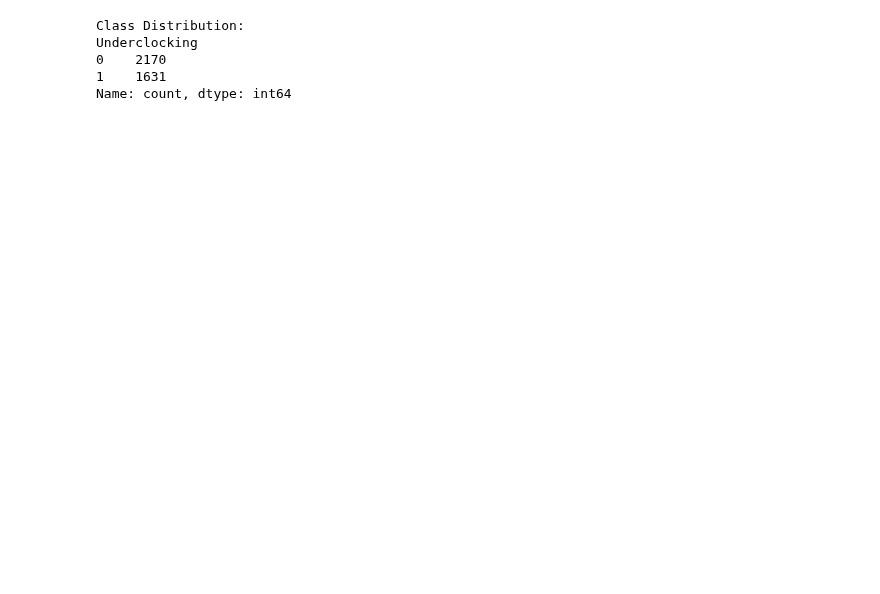
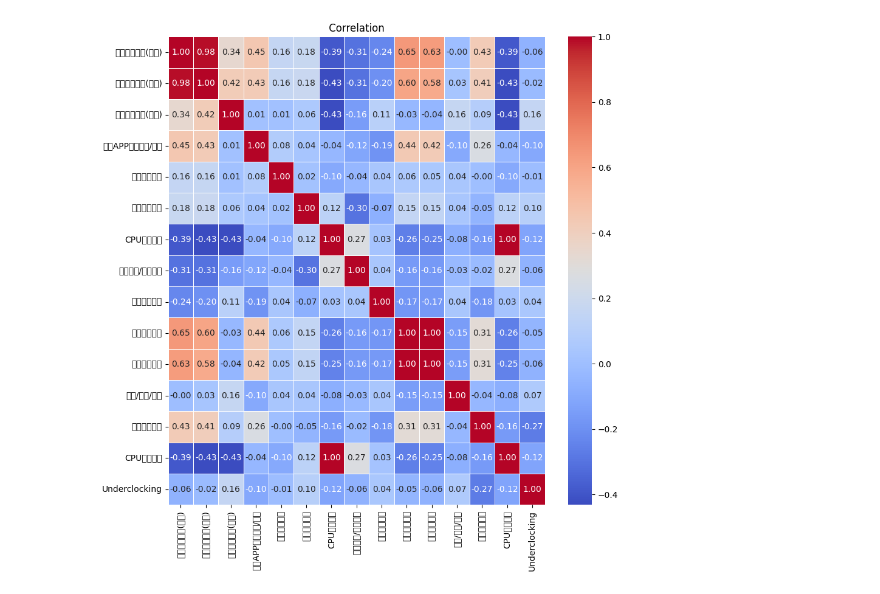
Before and after one commit to jeremy4111/ai, a Jupyter notebook: randomforest_ej.ipynb, the cells around one changed output. Drawn from its saved outputs; the diff is of its cells as text; code cells hidden in the pictures; blank space fills up the shorter version.

```diff
--- a/randomforest_ej.ipynb
+++ b/randomforest_ej.ipynb
@@ -113,10 +79,0 @@ def  outlier_del(data_frame,name_list_outlier,n1=5,n2=5):
-# %%
-class_distribution = data_train['Underclocking'].value_counts() #指定data中的label欄位，進行各類別數量的統計
-print("Class Distribution:")
-print(class_distribution)
-# %% [output]
-Class Distribution:
-Underclocking
-0    2170
-1    1631
-Name: count, dtype: int64
@@ -126,0 +80,14 @@ y_data = data_train['Underclocking']
+# %%
+import seaborn as sns
+import matplotlib.pyplot as plt
+
+def corr_matrix_graph(data_frame):
+    corr_matrix = data_frame.corr()
+    plt.figure(figsize=(10, 10))
+    sns.heatmap(corr_matrix, annot=True, cmap='coolwarm', linewidths=0.5,fmt='.2f') #各參數代表的意思請查閱seaborn.heatmap官網的說明
+    plt.title(' Correlation ')
+    plt.show()
+
+corr_matrix_graph(data_train)
+# %% [output]
+[figure, added]
```
Also changed, not shown: parts of 16 cells of this notebook.
